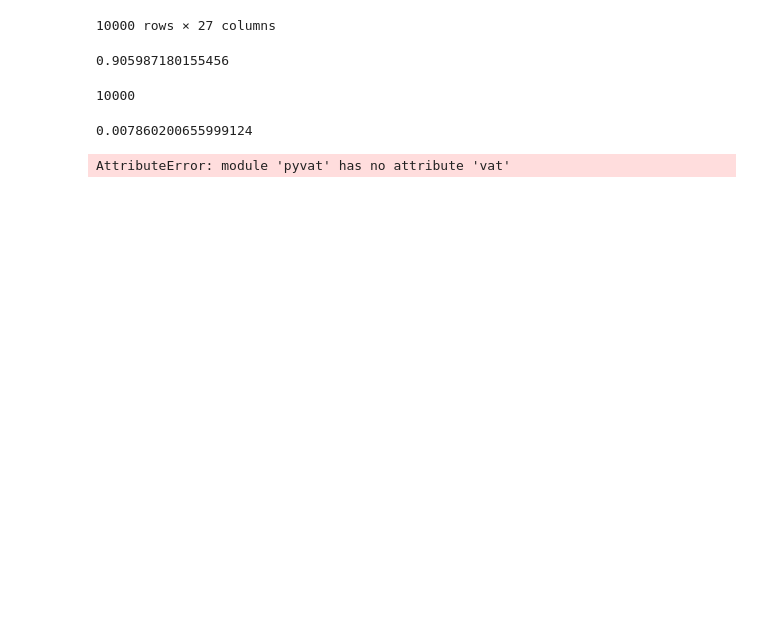
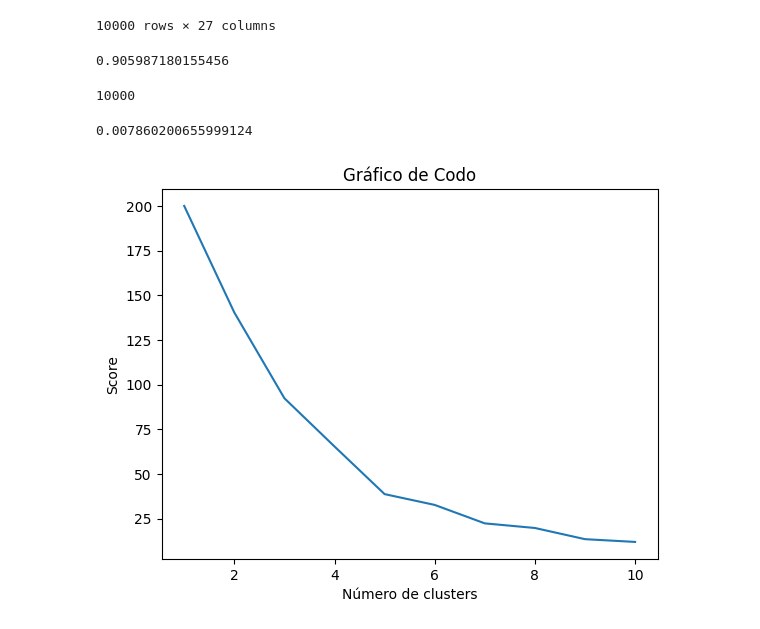
Before and after one commit to adrianrb469/md-lab2, a Jupyter notebook: lab2.ipynb, the cells around one changed output. Saved outputs shown, nothing was run; the diff lists cells and outputs as text; code cells hidden in the pictures; blank space fills up the shorter version.

```diff
--- a/lab2.ipynb
+++ b/lab2.ipynb
@@ -75,17 +79,58 @@ pyclustertend.hopkins(sklearn.preprocessing.scale(var), var.shape[0])
 0.007860200655999124
 # %%
 pyclustertend.vat(var_scale)
-# %%
-import pyvat as pv
-import seaborn as sns
-from sklearn.preprocessing import StandardScaler
-
-scaler = StandardScaler()
-var_scaled = scaler.fit_transform(var)
-
-rv, C, I = pv.vat(var_scaled)
-
-sns.heatmap(rv, cmap='viridis', xticklabels=False, yticklabels=False)
-plt.show()
-# %% [output]
-AttributeError: module 'pyvat' has no attribute 'vat'
+# %%
+import pandas as pd
+#import the packages
+import pandas as pd # working with data
+import numpy as np # working with arrays
+from pyclustertend import vat
+from pyclustertend import ivat
+from sklearn.preprocessing import scale
+
+movies_df =pd.read_csv('./movies.csv', encoding='latin1')
+# movies_df[['budget', 'revenue', 'runtime']] = movies_df[['budget', 'revenue', 'runtime']].fillna(0)
+movies_df[["budget", "runtime", "revenue", "popularity", "voteAvg", "voteCount", "genresAmount", "productionCoAmount", "productionCountriesAmount", "actorsAmount"]] = movies_df[["budget", "runtime", "revenue", "popularity", "voteAvg", "voteCount", "genresAmount", "productionCoAmount", "productionCountriesAmount", "actorsAmount"]].fillna(0)
+
+# #drop rows with missing values
+# movies_df = movies_df.dropna()
+
+
+movies_df['budget'] = movies_df['budget'].astype(str).str.replace(' ', '').astype(float)
+
+
+
+
+X = np.array(movies_df[["budget", "runtime", "revenue", "popularity", "voteAvg", "voteCount", "genresAmount", "productionCoAmount", "productionCountriesAmount", "actorsAmount"]])
+
+# X = np.array(movies_df[["runtime", "revenue"]])
+
+
+
+
+# take random sample of 1000
+X_sample = X[np.random.choice(X.shape[0], 100, replace=False), :]
+
+
+# Now you can scale this subset
+X_scaled = scale(X_sample)
+
+numeroClusters = range(1,11)
+wcss = []
+for i in numeroClusters:
+    kmeans = cluster.KMeans(n_clusters=i)
+    kmeans.fit(X_scaled)
+    wcss.append(kmeans.inertia_)
+
+plt.plot(numeroClusters, wcss)
+plt.xlabel("Número de clusters")
+
+plt.ylabel("Score")
+plt.title("Gráfico de Codo")
+plt.show()
+
+# vat(X_scaled)
+
+# ivat(X_scaled)
+# %% [output]
+[figure, added]
```
Also changed, not shown: parts of 3 cells of this notebook.
